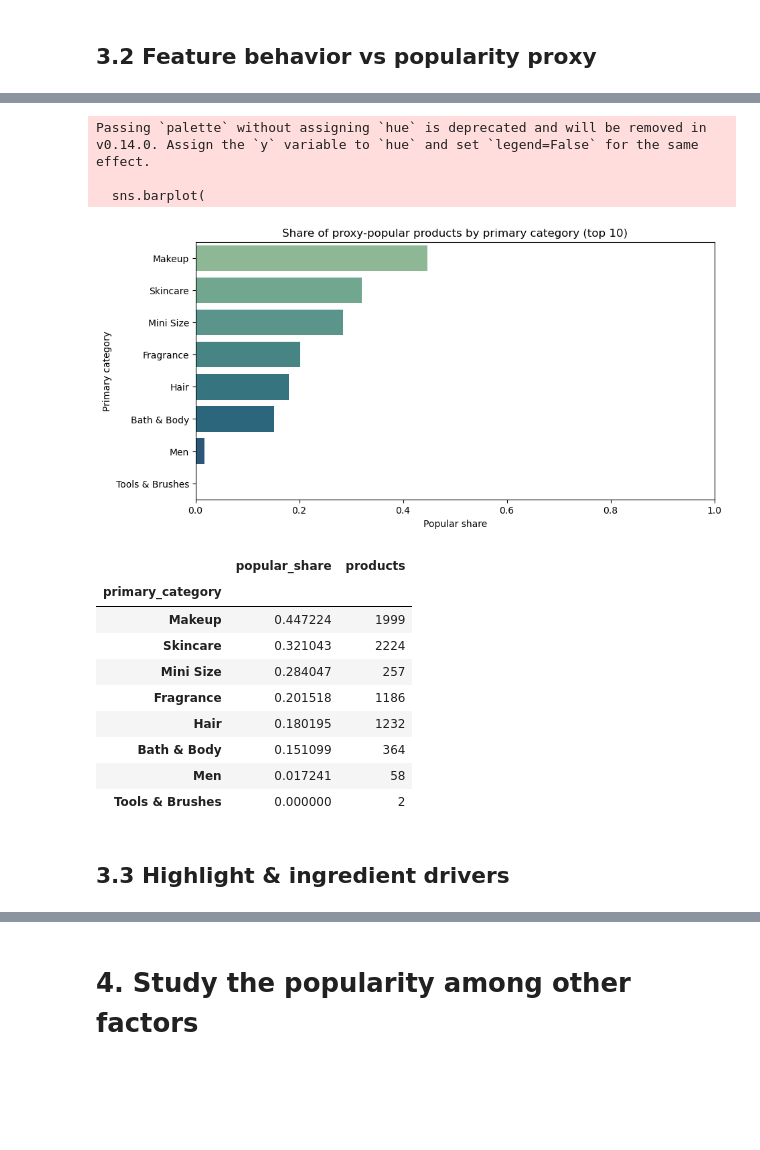
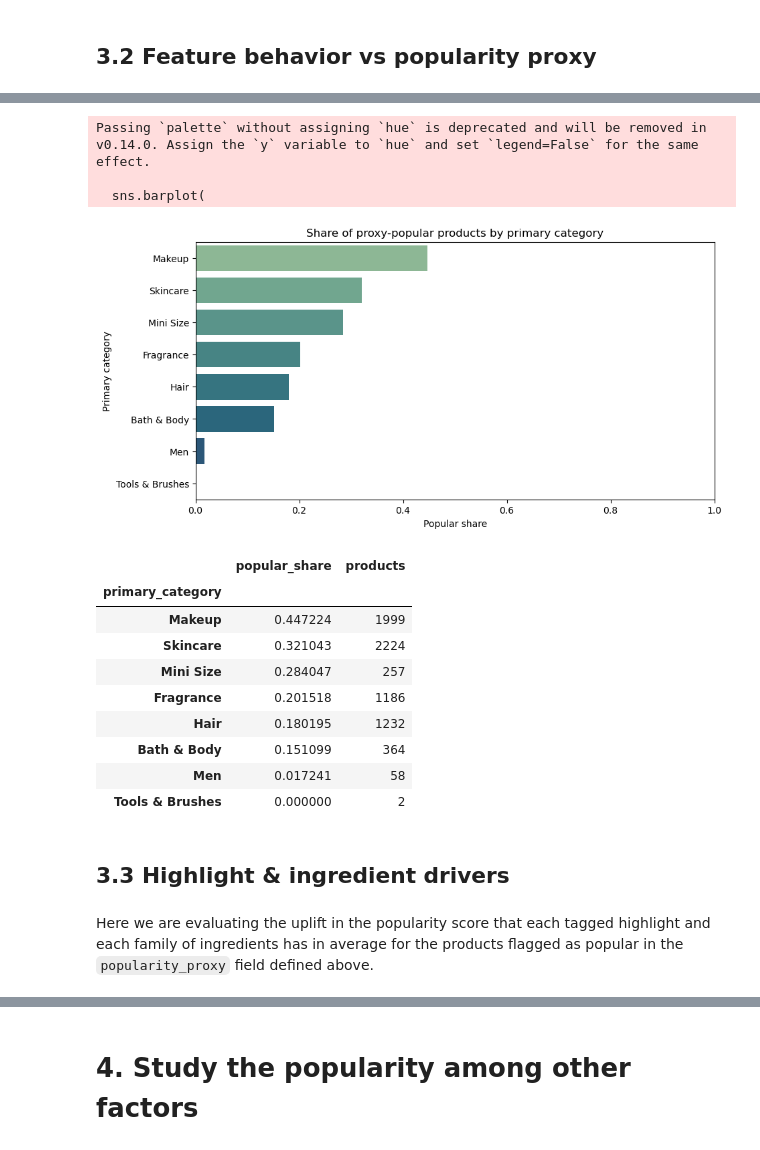
Before and after one commit to juliaaaloopez/visual_analytics_final_project, a Jupyter notebook: Final_project.ipynb, the cells around one changed output, grey strips where cells are left out. Drawn from its saved outputs; the diff is of its cells as text; code cells hidden in the pictures; blank space fills up the shorter version.

```diff
--- a/Final_project.ipynb
+++ b/Final_project.ipynb
@@ -642,29 +669,29 @@ plt.show()
 # %%
 popularity_by_category = (
     df.groupby('primary_category')['popularity_proxy']
       .agg(popular_share='mean', products='count')
       .sort_values('popular_share', ascending=False)
-      .head(10)
+
 )
 
 plt.figure(figsize=(10, 5))
 sns.barplot(
     y=popularity_by_category.index,
     x=popularity_by_category['popular_share'],
     palette='crest'
 )
-plt.title('Share of proxy-popular products by primary category (top 10)')
+plt.title('Share of proxy-popular products by primary category')
 plt.xlabel('Popular share')
 plt.ylabel('Primary category')
 plt.xlim(0, 1)
 plt.show()
 
 popularity_by_category
 # %% [output]
 Passing `palette` without assigning `hue` is deprecated and will be removed in v0.14.0. Assign the `y` variable to `hue` and set `legend=False` for the same effect.
 
   sns.barplot(
-[figure, old version]
+[figure, new version]
 |  | popular_share | products |
 | primary_category |  |  |
 | Makeup | 0.447224 | 1999 |
@@ -677,6 +704,8 @@ Passing `palette` without assigning `hue` is deprecated and will be removed in v
 | Tools & Brushes | 0.000000 | 2 |
 # %% [markdown]
 ## 3.3 Highlight & ingredient drivers
+# %% [markdown]
+Here we are evaluating the uplift in the popularity score that each tagged highlight and each family of ingredients has in average for the products flagged as popular in the `popularity_proxy` field defined above.
 # %%
 def canonicalize_tag(tag: str) -> str:
     return (
```
Also changed, not shown: parts of 45 cells of this notebook, 1 other file.
